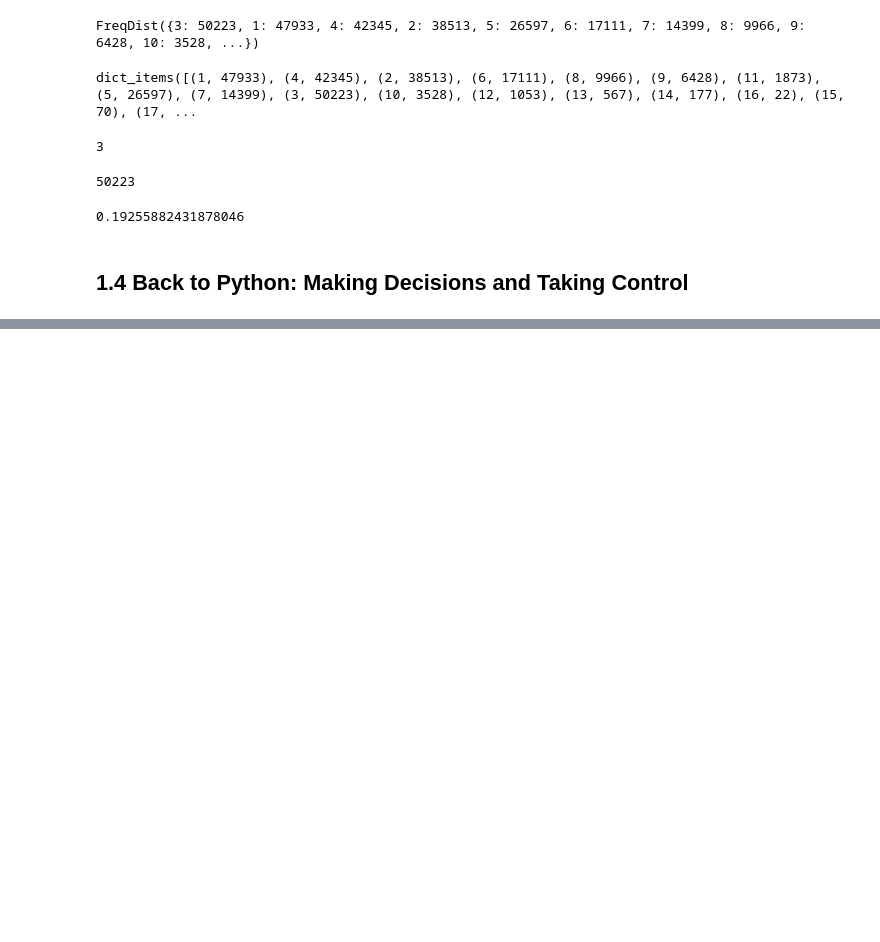
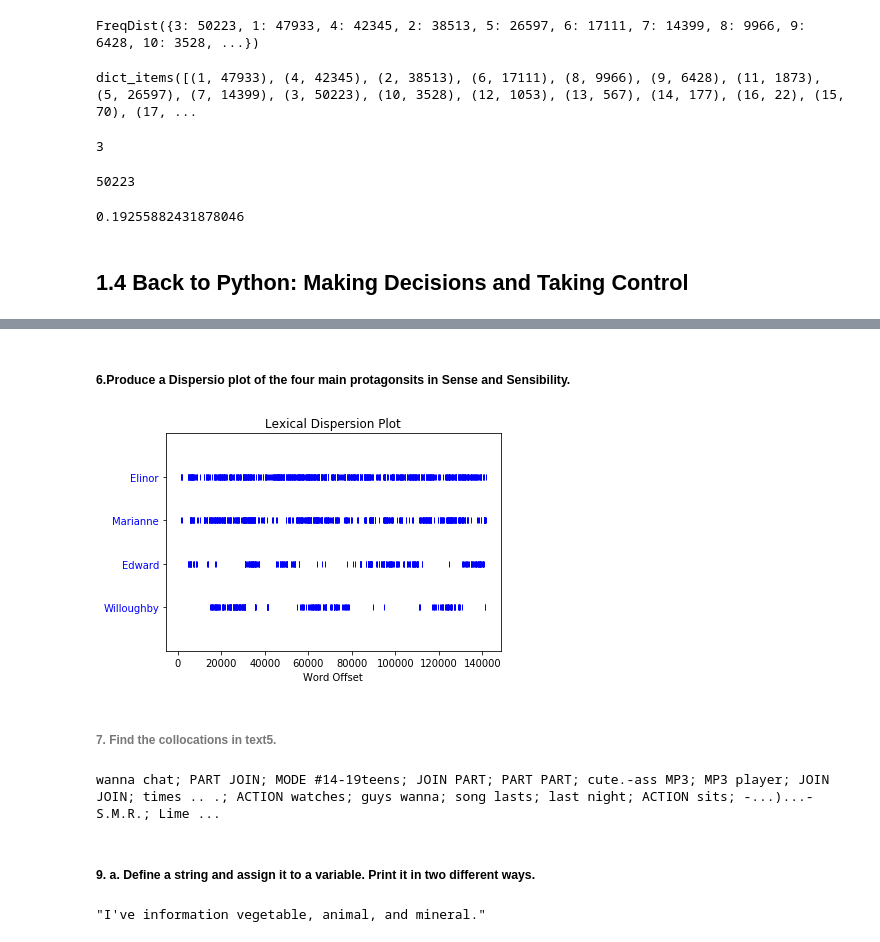
Before and after one commit to joshuagladwin/NLP-with-Python, a Jupyter notebook: Chapter 1.ipynb, the cells around one changed output, grey strips where cells are left out. Drawn from its saved outputs; the diff is of its cells as text; code cells hidden in the pictures; blank space fills up the shorter version.

```diff
--- a/Chapter 1.ipynb
+++ b/Chapter 1.ipynb
@@ -701,0 +1032,14 @@ fdist.freq(3)
+# %% [markdown]
+##### 6.Produce a Dispersio plot of the four main protagonsits in Sense and Sensibility.
+# %%
+text2.dispersion_plot(['Elinor', 'Marianne', 'Edward', 'Willoughby'])
+# %% [output]
+[figure, added]
+# %% [markdown]
+###### 7. Find the collocations in text5.
+# %%
+print('; '.join(text5.collocation_list()))
+# %% [output]
+wanna chat; PART JOIN; MODE #14-19teens; JOIN PART; PART PART; cute.-ass MP3; MP3 player; JOIN JOIN; times .. .; ACTION watches; guys wanna; song lasts; last night; ACTION sits; -...)...- S.M.R.; Lime ...
+# %% [markdown]
+#####  9. a. Define a string and assign it to a variable. Print it in two different ways.
@@ -701,0 +1048,4 @@ fdist.freq(3)
+# %%
+major_general
+# %% [output]
+"I've information vegetable, animal, and mineral."
```
Also changed, not shown: parts of 75 cells of this notebook.
